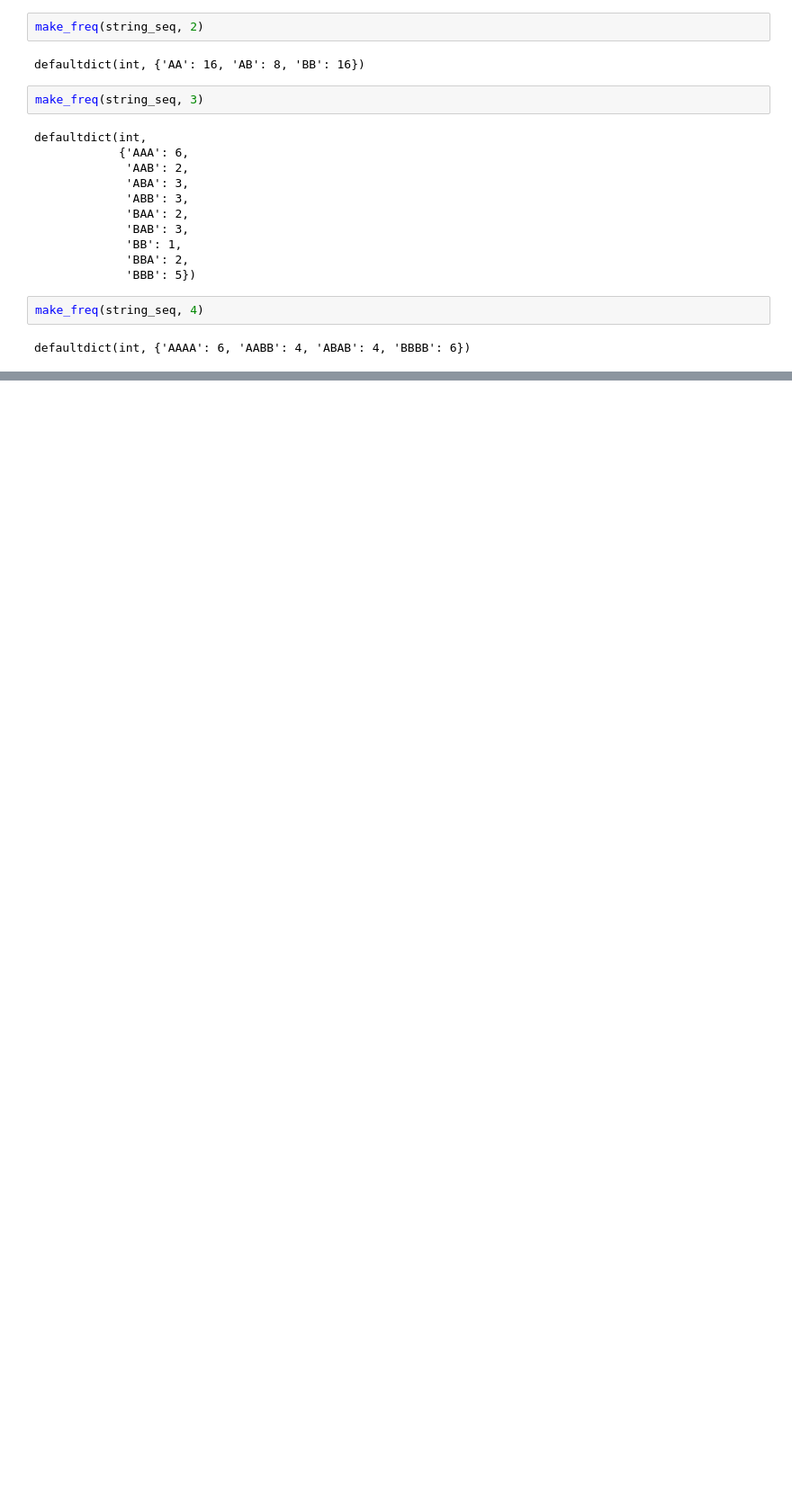
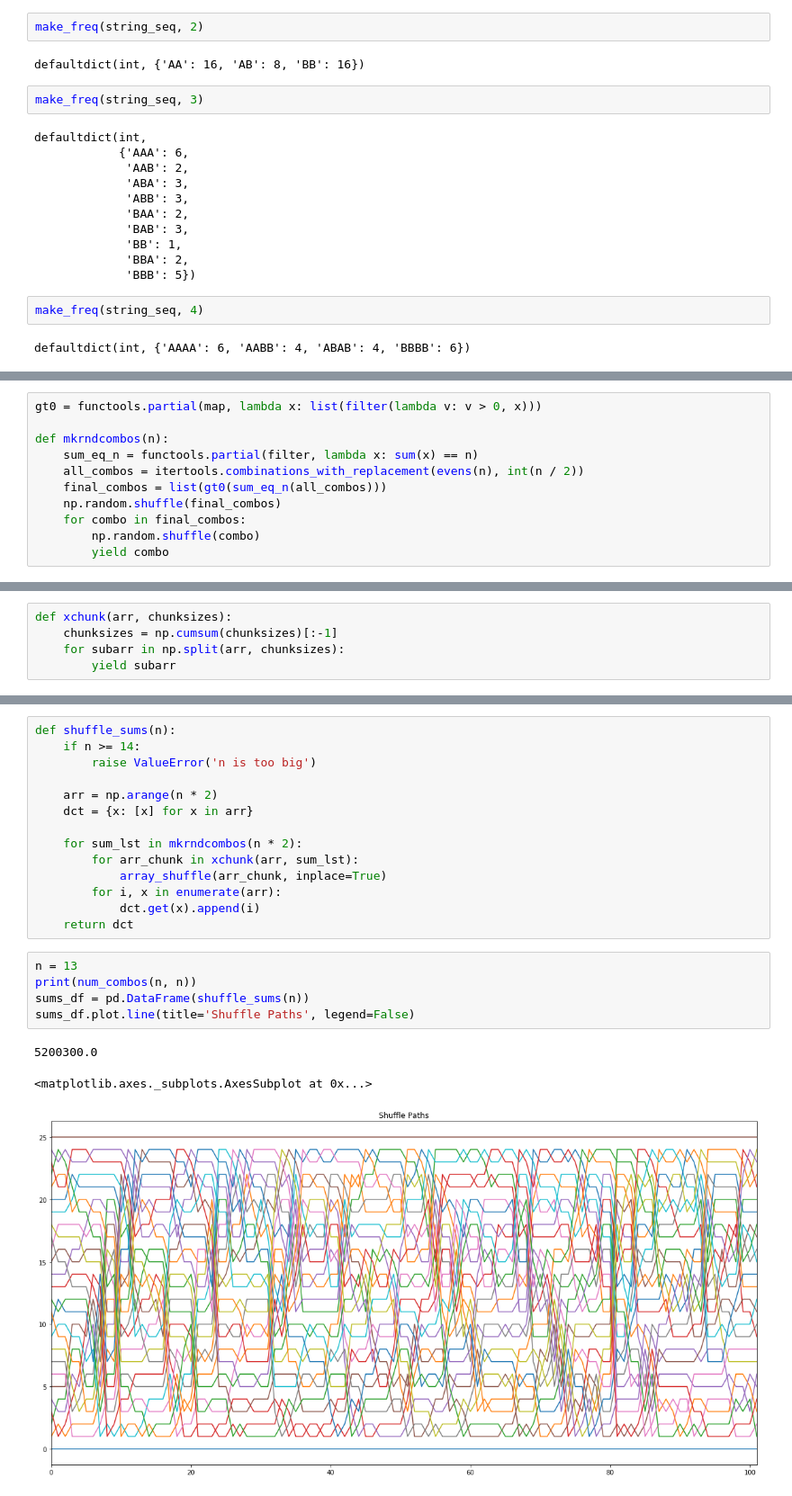
Before and after one commit to jonathanrfox/notebooks, a Jupyter notebook: perfect_shuffle.ipynb, the cells around one changed output, grey strips where cells are left out. Shown at 90% size. Saved outputs shown, nothing was run; the diff lists cells and outputs as text; blank space fills up the shorter version.

```diff
--- a/perfect_shuffle.ipynb
+++ b/perfect_shuffle.ipynb
@@ -216,0 +271,11 @@ defaultdict(int, {'AAAA': 6, 'AABB': 4, 'ABAB': 4, 'BBBB': 6})
+# %%
+gt0 = functools.partial(map, lambda x: list(filter(lambda v: v > 0, x)))
+
+def mkrndcombos(n):
+    sum_eq_n = functools.partial(filter, lambda x: sum(x) == n)
+    all_combos = itertools.combinations_with_replacement(evens(n), int(n / 2))
+    final_combos = list(gt0(sum_eq_n(all_combos)))
+    np.random.shuffle(final_combos)
+    for combo in final_combos:
+        np.random.shuffle(combo)
+        yield combo
@@ -216,0 +286,5 @@ defaultdict(int, {'AAAA': 6, 'AABB': 4, 'ABAB': 4, 'BBBB': 6})
+# %%
+def xchunk(arr, chunksizes):
+    chunksizes = np.cumsum(chunksizes)[:-1]
+    for subarr in np.split(arr, chunksizes):
+        yield subarr
@@ -216,0 +299,23 @@ defaultdict(int, {'AAAA': 6, 'AABB': 4, 'ABAB': 4, 'BBBB': 6})
+# %%
+def shuffle_sums(n):
+    if n >= 14:
+        raise ValueError('n is too big')
+
+    arr = np.arange(n * 2)
+    dct = {x: [x] for x in arr}
+
+    for sum_lst in mkrndcombos(n * 2):
+        for arr_chunk in xchunk(arr, sum_lst):
+            array_shuffle(arr_chunk, inplace=True)
+        for i, x in enumerate(arr):
+            dct.get(x).append(i)
+    return dct
+# %%
+n = 13
+print(num_combos(n, n))
+sums_df = pd.DataFrame(shuffle_sums(n))
+sums_df.plot.line(title='Shuffle Paths', legend=False)
+# %% [output]
+5200300.0
+<matplotlib.axes._subplots.AxesSubplot at 0x...>
+[figure, added]
```
Also changed, not shown: parts of 17 cells of this notebook, 1 other file.
